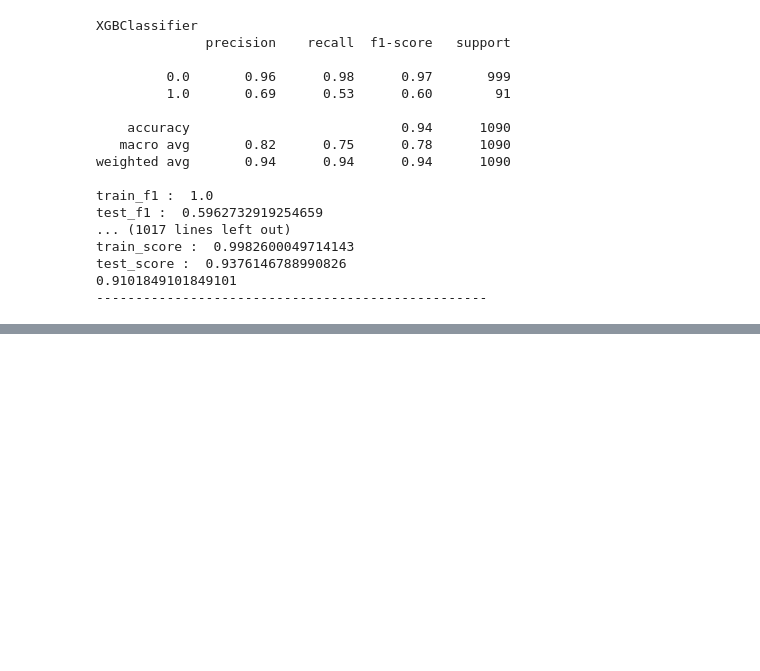
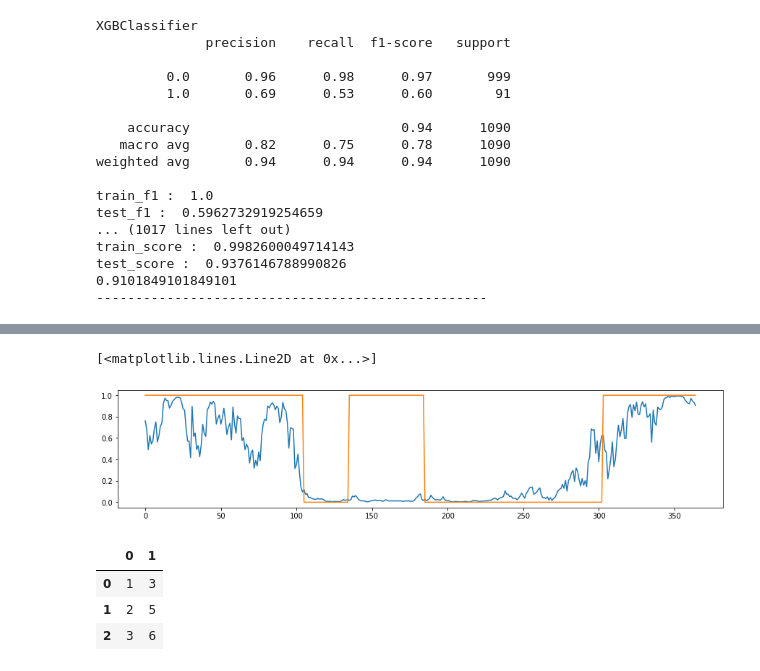
Before and after one commit to zeusryu0/kdt4_project, a Jupyter notebook: project2/code/AI모델돌리기_0311.ipynb, the cells around one changed output, grey strips where cells are left out. Drawn from its saved outputs; the diff is of its cells as text; code cells hidden in the pictures; blank space fills up the shorter version.

```diff
--- a/project2/code/AI모델돌리기_0311.ipynb
+++ b/project2/code/AI모델돌리기_0311.ipynb
@@ -625,0 +892,31 @@ test_score :  0.9376146788990826
+# %%
+x_test = precli_window[precli_window['일시'].astype('datetime64').dt.year == 2017].drop(['ai 발생영향','est_target','일시'],axis=1)
+y_test = precli_window[precli_window['일시'].astype('datetime64').dt.year == 2017]['est_target']
+datlast = pd.concat([precli_window.loc[:5113],precli_window.loc[5479:]])
+# %%
+x = datlast.dropna().drop(['ai 발생영향','est_target','일시'],axis=1)
+y = datlast.dropna()['est_target']
+# %%
+from sklearn.model_selection import train_test_split
+x_train , x_val, y_train, y_val = train_test_split(x,y,test_size=0.2, random_state=111)
+# x_train , x_val, y_train, y_val = train_test_split(x_train,y_train,test_size=0.25, random_state=111)
+# %%
+from sklearn.svm import SVC
+from sklearn.ensemble import RandomForestClassifier
+from sklearn.ensemble import AdaBoostClassifier
+from sklearn.ensemble import GradientBoostingClassifier
+
+from xgboost import XGBClassifier
+from lightgbm import LGBMClassifier
+# from catboost import CatBoostClassifier
+
+from sklearn.metrics import classification_report, f1_score, roc_auc_score
+
+svc = SVC(C=1.4,probability=True)
+rfc = RandomForestClassifier(max_depth = 13, n_estimators = 400)
+ada = AdaBoostClassifier()
+gbm = GradientBoostingClassifier()
+
+xgb = XGBClassifier(max_depth = 9, n_estimators = 1000)
+lgbm = LGBMClassifier()
+# cat = CatBoostClassifier()
@@ -625,0 +1024,14 @@ test_score :  0.9376146788990826
+# %%
+plt.figure(figsize=(15,3))
+plt.plot(svc.predict_proba(x_test_scaled)[:,1])
+plt.plot(y_test.reset_index(drop=True))
+# %% [output]
+[<matplotlib.lines.Line2D at 0x...>]
+[figure, added]
+# %%
+df
+# %% [output]
+|  | 0 | 1 |
+| 0 | 1 | 3 |
+| 1 | 2 | 5 |
+| 2 | 3 | 6 |
```
Also changed, not shown: parts of 28 cells of this notebook, 8 other files.
